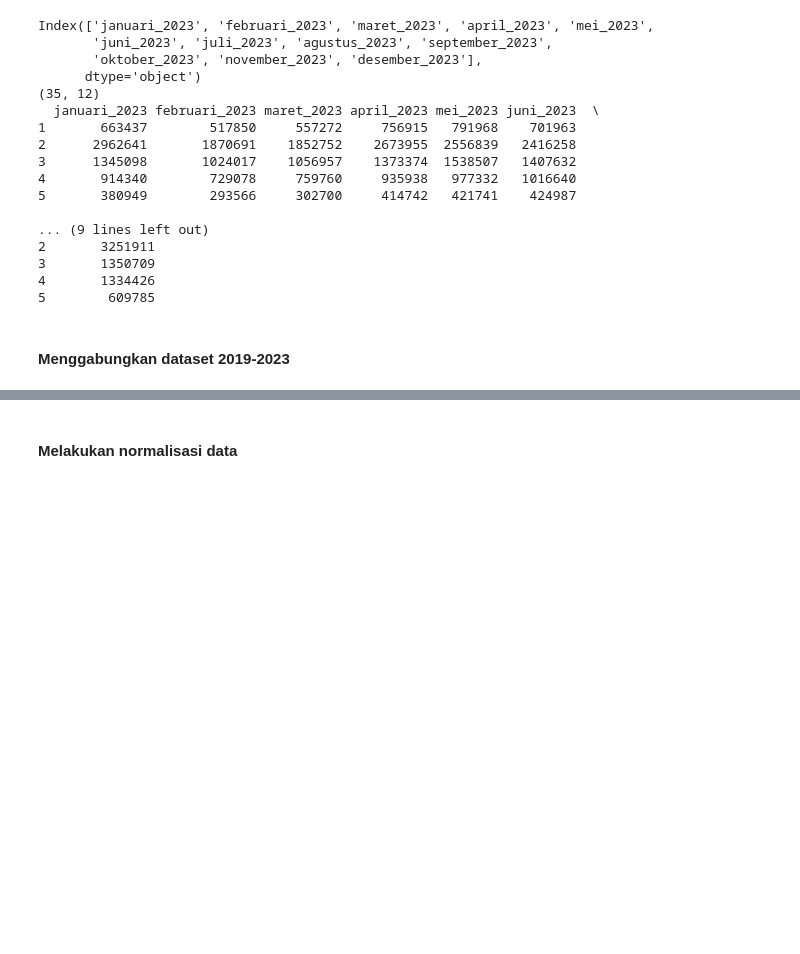
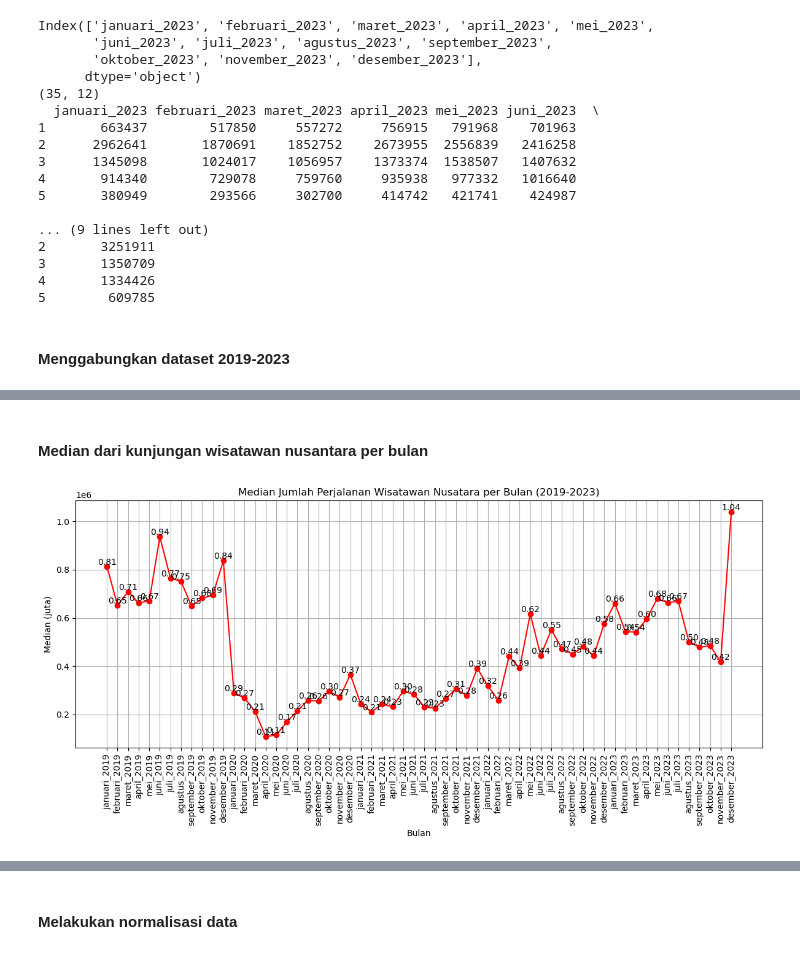
Before and after one commit to Ryuivan/machine-learning-ARIMA, a Jupyter notebook: arima.ipynb, the cells around one changed output, grey strips where cells are left out. Drawn from its saved outputs; the diff is of its cells as text; code cells hidden in the pictures; blank space fills up the shorter version.

```diff
--- a/arima.ipynb
+++ b/arima.ipynb
@@ -275,0 +325,23 @@ Index(['Provinsi', 'januari_2019', 'februari_2019', 'maret_2019', 'april_2019',
+# %% [markdown]
+#### Median dari kunjungan wisatawan nusantara per bulan
+# %%
+# Menghitung median per kolom
+median = data.iloc[:, 1:].median().round(2)
+
+#  Membuat plot median
+plt.figure(figsize=(12, 6))
+plt.plot(median, marker='o', color='r')
+
+# Menambahkan angka pada masing-masing titik di plot
+for i, value in enumerate(median):
+    plt.text(i, value, f'{value/1e6:.2f}', ha='center', va='bottom', fontsize=10)
+
+plt.title('Median Jumlah Perjalanan Wisatawan Nusatara per Bulan (2019-2023)')
+plt.xlabel('Bulan')
+plt.ylabel('Median (juta)')
+plt.xticks(rotation=90)
+plt.grid()
+plt.tight_layout()
+plt.show()
+# %% [output]
+[figure, added]
```
Also changed, not shown: parts of 14 cells of this notebook.
